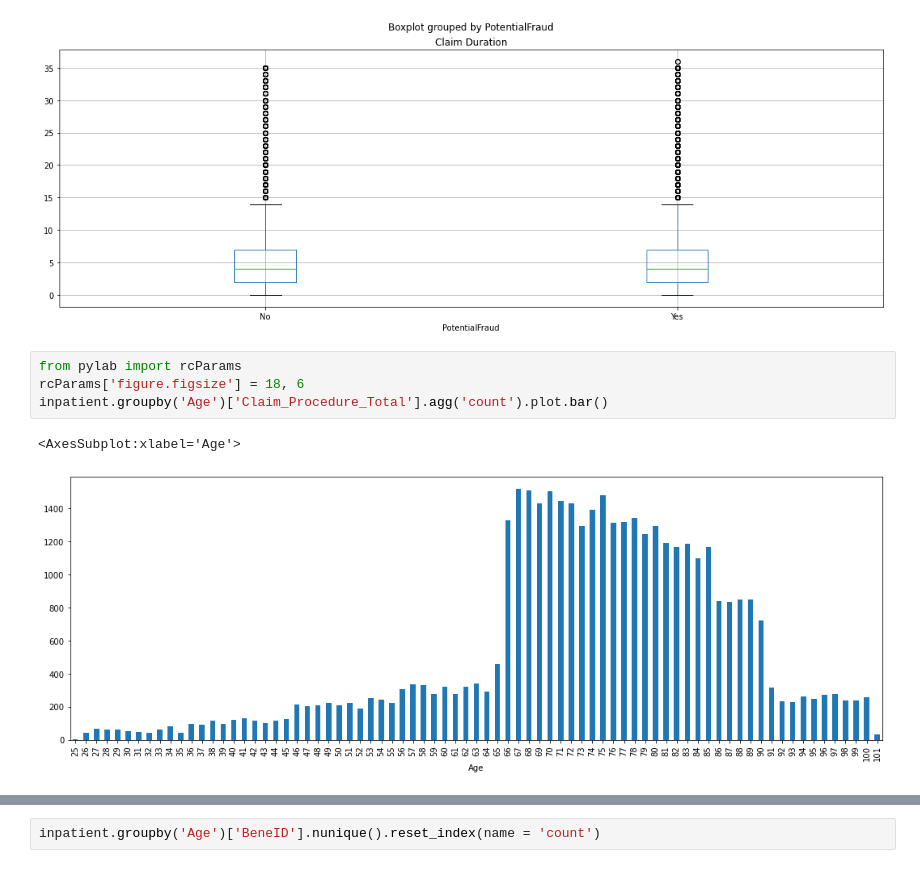
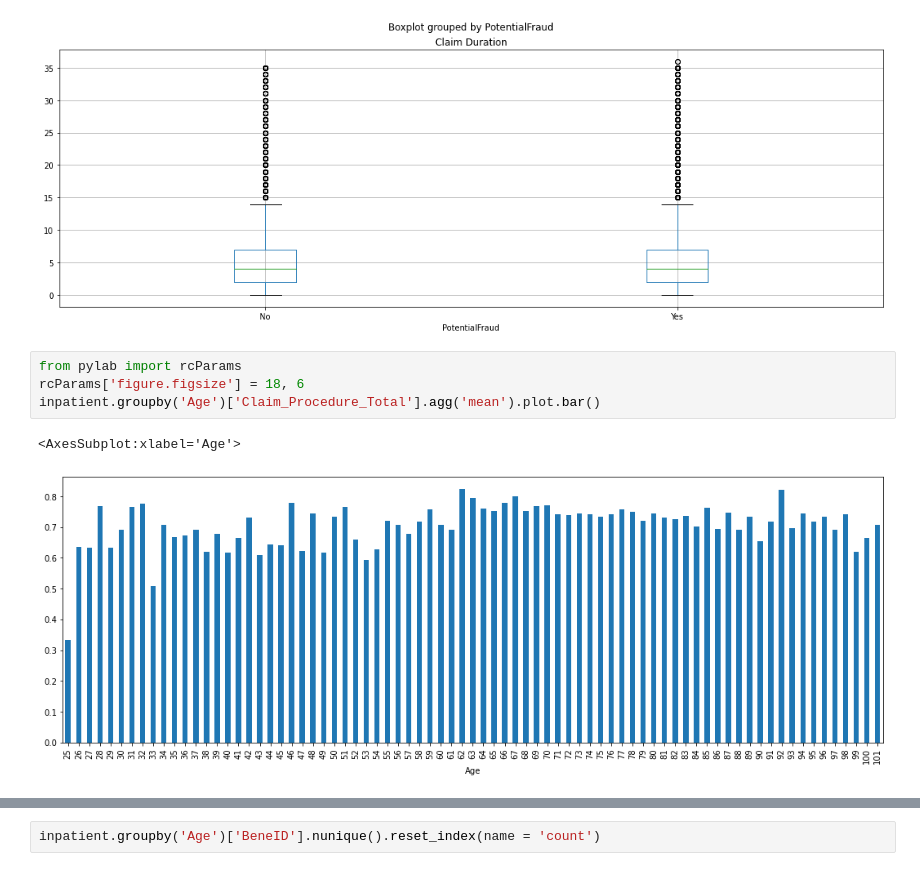
Before and after one commit to hedgekim/Healthcare-Fraud, a Jupyter notebook: Healthcare Fraud.ipynb, the cells around one changed output, grey strips where cells are left out. Saved outputs shown, nothing was run; the diff lists cells and outputs as text.

```diff
--- a/Healthcare Fraud.ipynb
+++ b/Healthcare Fraud.ipynb
@@ -307,10 +307,10 @@ inpatient.boxplot(by='PotentialFraud', column=['Claim Duration'])
 # %%
 from pylab import rcParams
 rcParams['figure.figsize'] = 18, 6
-inpatient.groupby('Age')['Claim_Procedure_Total'].agg('count').plot.bar()
+inpatient.groupby('Age')['Claim_Procedure_Total'].agg('mean').plot.bar()
 # %% [output]
 <AxesSubplot:xlabel='Age'>
-[figure, old version]
+[figure, new version]
 # %%
 from pylab import rcParams
 rcParams['figure.figsize'] = 18, 6
```
Also changed, not shown: parts of 23 cells of this notebook.
